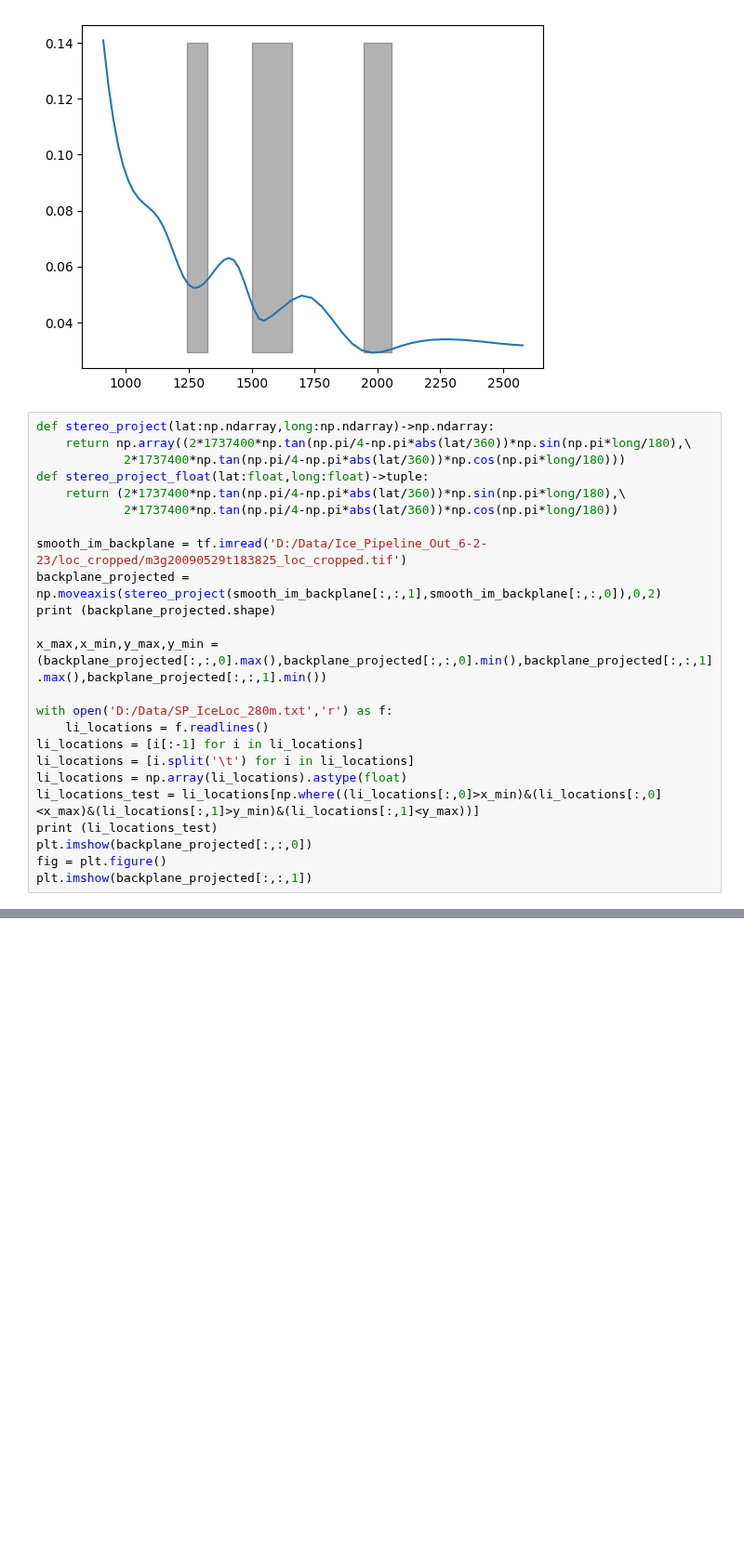
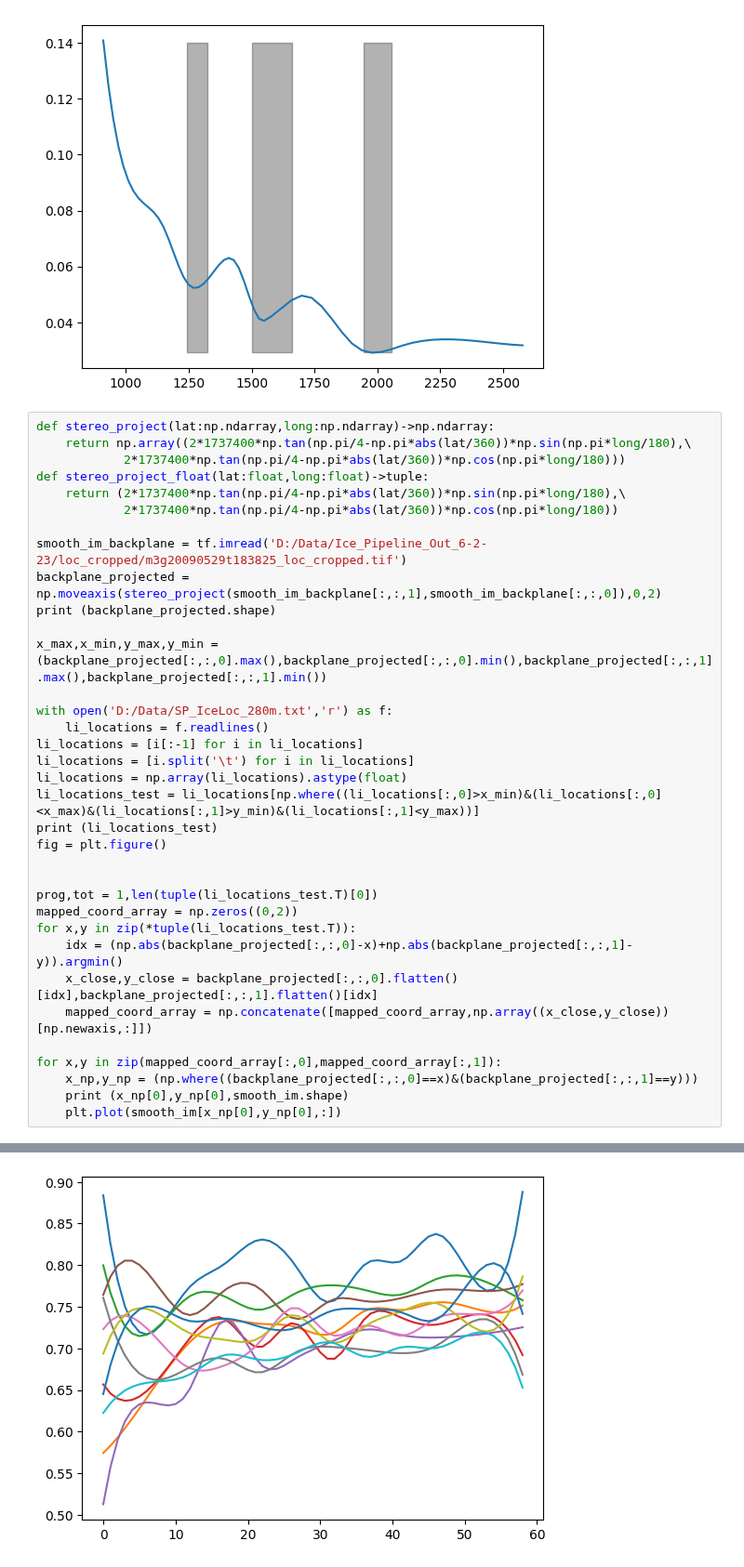
Before and after one commit to z-vig/M3_Pro, a Jupyter notebook: test.ipynb, the cells around one changed output, grey strips where cells are left out. Shown at 93% size. Drawn from its saved outputs; the diff is of its cells as text; blank space fills up the shorter version.

```diff
--- a/test.ipynb
+++ b/test.ipynb
@@ -207,8 +227,19 @@ li_locations = [i.split('\t') for i in li_locations]
 li_locations = np.array(li_locations).astype(float)
 li_locations_test = li_locations[np.where((li_locations[:,0]>x_min)&(li_locations[:,0]<x_max)&(li_locations[:,1]>y_min)&(li_locations[:,1]<y_max))]
 print (li_locations_test)
-plt.imshow(backplane_projected[:,:,0])
 fig = plt.figure()
-plt.imshow(backplane_projected[:,:,1])
+
+
+prog,tot = 1,len(tuple(li_locations_test.T)[0])
+mapped_coord_array = np.zeros((0,2))
+for x,y in zip(*tuple(li_locations_test.T)):
+    idx = (np.abs(backplane_projected[:,:,0]-x)+np.abs(backplane_projected[:,:,1]-y)).argmin()
+    x_close,y_close = backplane_projected[:,:,0].flatten()[idx],backplane_projected[:,:,1].flatten()[idx]
+    mapped_coord_array = np.concatenate([mapped_coord_array,np.array((x_close,y_close))[np.newaxis,:]])
+
+for x,y in zip(mapped_coord_array[:,0],mapped_coord_array[:,1]):
+    x_np,y_np = (np.where((backplane_projected[:,:,0]==x)&(backplane_projected[:,:,1]==y)))
+    print (x_np[0],y_np[0],smooth_im.shape)
+    plt.plot(smooth_im[x_np[0],y_np[0],:])
 # %% [output]
 (3333, 304, 2)
@@ -215,0 +262 @@ IndexError: too many indices for array: array is 2-dimensional, but 3 were index
+[figure, added]
```
Also changed, not shown: parts of 5 cells of this notebook, 3 other files.
